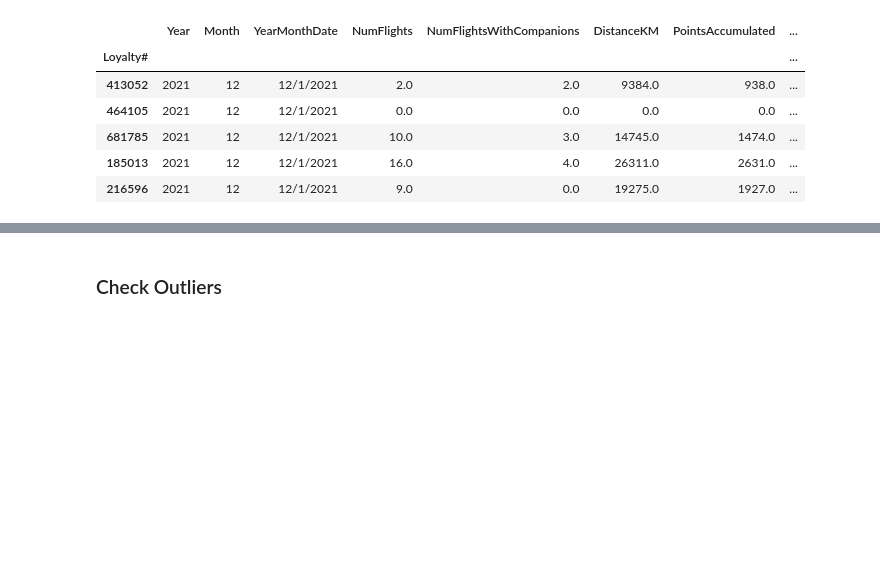
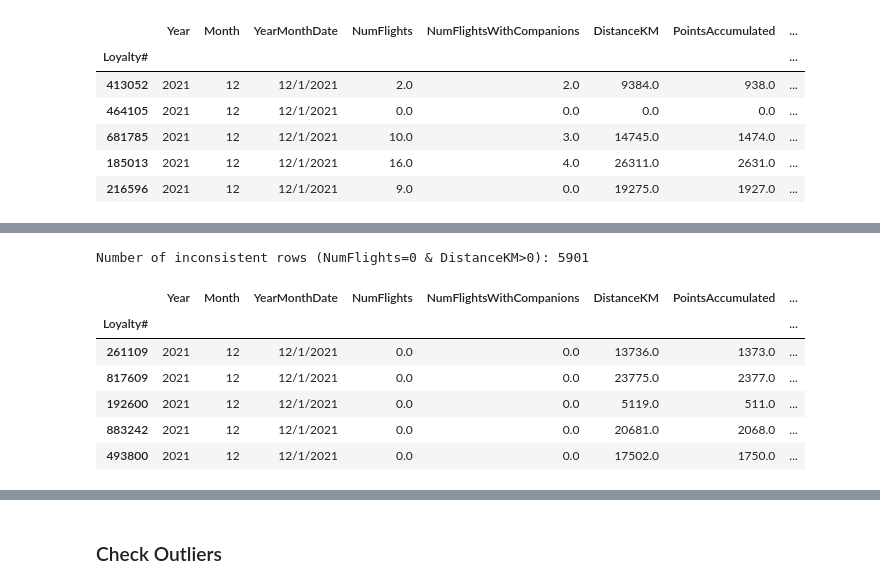
Before and after one commit to lucasdmcax/data_mining, a Jupyter notebook: Group20_EDA_Code.ipynb, the cells around one changed output, grey strips where cells are left out. Saved outputs shown, nothing was run; the diff lists cells and outputs as text; code cells hidden in the pictures; blank space fills up the shorter version.

```diff
--- a/Group20_EDA_Code.ipynb
+++ b/Group20_EDA_Code.ipynb
@@ -191,0 +234,16 @@ flights_db.head()
+# %%
+#checking to see if there are any individuals that were not on a flight but their recorded distance was >0
+invalid_flights = flights_db[(flights_db['NumFlights'] == 0) & (flights_db['DistanceKM'] > 0)]
+
+print(f"Number of inconsistent rows (NumFlights=0 & DistanceKM>0): {len(invalid_flights)}")
+if not invalid_flights.empty:
+    display(invalid_flights.head())
+# %% [output]
+Number of inconsistent rows (NumFlights=0 & DistanceKM>0): 5901
+|  | Year | Month | YearMonthDate | NumFlights | NumFlightsWithCompanions | DistanceKM | PointsAccumulated | ... |
+| Loyalty# |  |  |  |  |  |  |  | ... |
+| 261109 | 2021 | 12 | 12/1/2021 | 0.0 | 0.0 | 13736.0 | 1373.0 | ... |
+| 817609 | 2021 | 12 | 12/1/2021 | 0.0 | 0.0 | 23775.0 | 2377.0 | ... |
+| 192600 | 2021 | 12 | 12/1/2021 | 0.0 | 0.0 | 5119.0 | 511.0 | ... |
+| 883242 | 2021 | 12 | 12/1/2021 | 0.0 | 0.0 | 20681.0 | 2068.0 | ... |
+| 493800 | 2021 | 12 | 12/1/2021 | 0.0 | 0.0 | 17502.0 | 1750.0 | ... |
```
Also changed, not shown: parts of 11 cells of this notebook.
